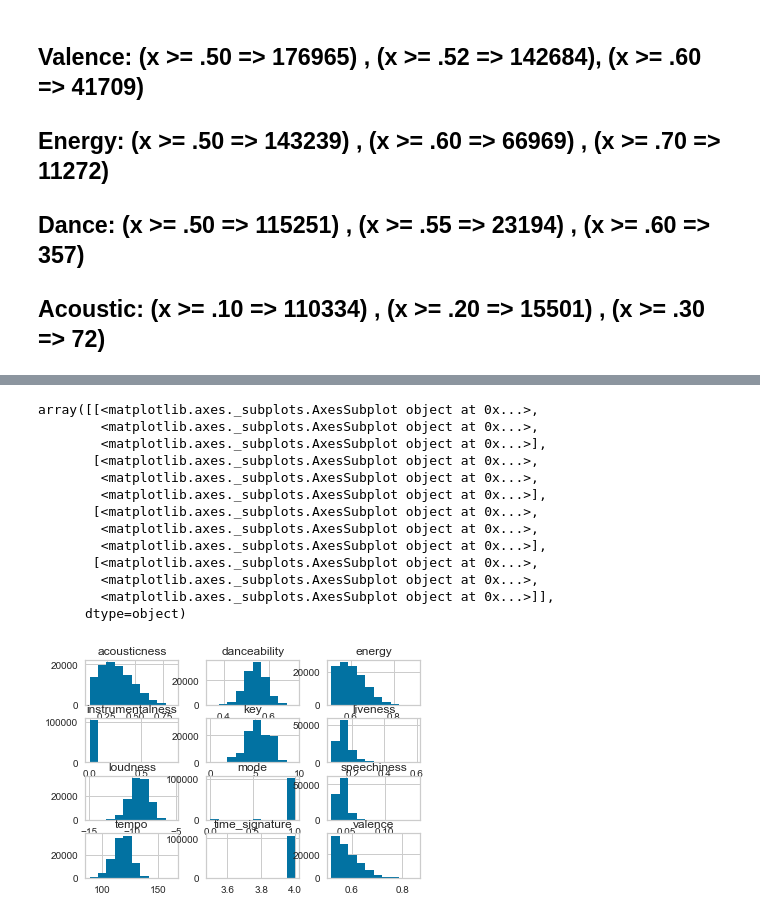
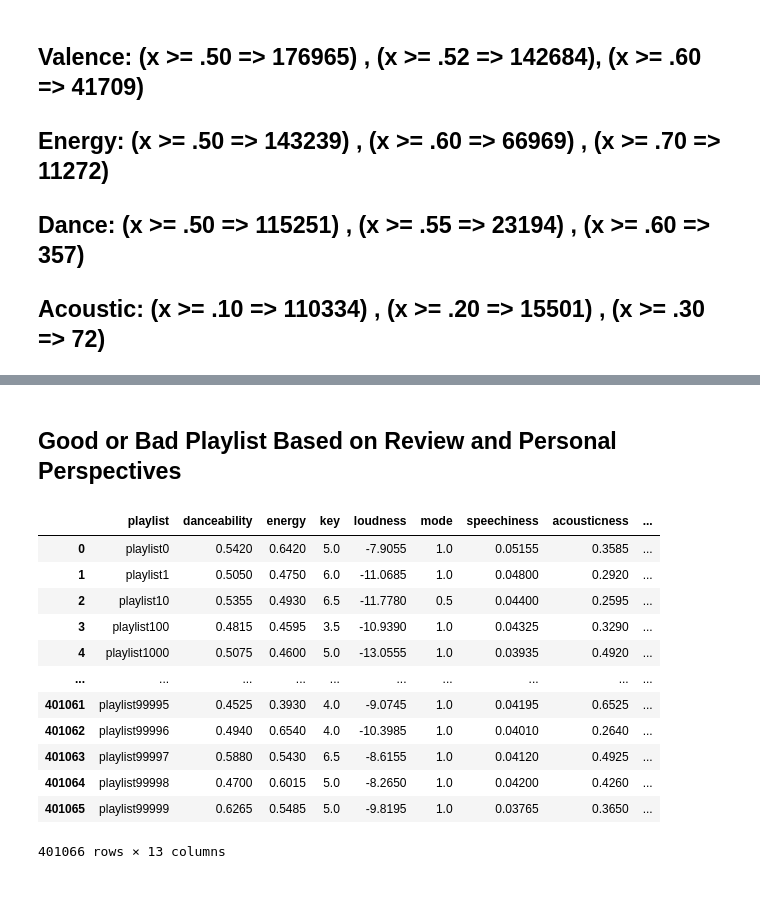
Before and after one commit to georgetown-analytics/Spotify, a Jupyter notebook: 5_Machine_Learning/What_Makes_A_Good_Playlist.ipynb, the cells around one changed output, grey strips where cells are left out. Saved outputs shown, nothing was run; the diff lists cells and outputs as text; code cells hidden in the pictures; blank space fills up the shorter version.

```diff
--- a/5_Machine_Learning/What_Makes_A_Good_Playlist.ipynb
+++ b/5_Machine_Learning/What_Makes_A_Good_Playlist.ipynb
@@ -123,0 +149,7 @@ df_agg_training.to_csv('Data/playlist_train_dataset.csv',sep='|',index=True)
+# %%
+#Export playlist level of detail
+df_agg_training.to_csv('playlist_level_train_dataset.csv',sep='|',index=True)
+
+s3 = boto3.resource('s3')
+upload_file(s3,'s3ssp',upload_file='playlist_level_train_dataset.csv'
+,rename_file='Analysis_Data/playlist_level_train_dataset.csv')
@@ -164,17 +180,24 @@ df_training.describe()
-# %%
-df_training.hist()
-# %% [output]
-array([[<matplotlib.axes._subplots.AxesSubplot object at 0x...>,
-        <matplotlib.axes._subplots.AxesSubplot object at 0x...>,
-        <matplotlib.axes._subplots.AxesSubplot object at 0x...>],
-       [<matplotlib.axes._subplots.AxesSubplot object at 0x...>,
-        <matplotlib.axes._subplots.AxesSubplot object at 0x...>,
-        <matplotlib.axes._subplots.AxesSubplot object at 0x...>],
-       [<matplotlib.axes._subplots.AxesSubplot object at 0x...>,
-        <matplotlib.axes._subplots.AxesSubplot object at 0x...>,
-        <matplotlib.axes._subplots.AxesSubplot object at 0x...>],
-       [<matplotlib.axes._subplots.AxesSubplot object at 0x...>,
-        <matplotlib.axes._subplots.AxesSubplot object at 0x...>,
-        <matplotlib.axes._subplots.AxesSubplot object at 0x...>]],
-      dtype=object)
-[figure, removed]
+# %% [markdown]
+## Good or Bad Playlist Based on Review and Personal Perspectives
+# %%
+#lyrics = get_file(s3,'s3ssp',download_file='NLP_Data/master_lyrics_audio_features.csv',rename_file='0320_2020_nlp.csv')
+
+audiofeatures = get_file(s3,'s3ssp',download_file='Analysis_Data/playlist_level_train_dataset.csv',rename_file='a_playlist_training_dataset.csv')
+
+
+df1 = pd.read_csv(audiofeatures,sep='|')
+df1
+# %% [output]
+|  | playlist | danceability | energy | key | loudness | mode | speechiness | acousticness | ... |
+| 0 | playlist0 | 0.5420 | 0.6420 | 5.0 | -7.9055 | 1.0 | 0.05155 | 0.3585 | ... |
+| 1 | playlist1 | 0.5050 | 0.4750 | 6.0 | -11.0685 | 1.0 | 0.04800 | 0.2920 | ... |
+| 2 | playlist10 | 0.5355 | 0.4930 | 6.5 | -11.7780 | 0.5 | 0.04400 | 0.2595 | ... |
+| 3 | playlist100 | 0.4815 | 0.4595 | 3.5 | -10.9390 | 1.0 | 0.04325 | 0.3290 | ... |
+| 4 | playlist1000 | 0.5075 | 0.4600 | 5.0 | -13.0555 | 1.0 | 0.03935 | 0.4920 | ... |
+| ... | ... | ... | ... | ... | ... | ... | ... | ... | ... |
+| 401061 | playlist99995 | 0.4525 | 0.3930 | 4.0 | -9.0745 | 1.0 | 0.04195 | 0.6525 | ... |
+| 401062 | playlist99996 | 0.4940 | 0.6540 | 4.0 | -10.3985 | 1.0 | 0.04010 | 0.2640 | ... |
+| 401063 | playlist99997 | 0.5880 | 0.5430 | 6.5 | -8.6155 | 1.0 | 0.04120 | 0.4925 | ... |
+| 401064 | playlist99998 | 0.4700 | 0.6015 | 5.0 | -8.2650 | 1.0 | 0.04200 | 0.4260 | ... |
+| 401065 | playlist99999 | 0.6265 | 0.5485 | 5.0 | -9.8195 | 1.0 | 0.03765 | 0.3650 | ... |
+401066 rows × 13 columns
```
Also changed, not shown: parts of 31 cells of this notebook.
